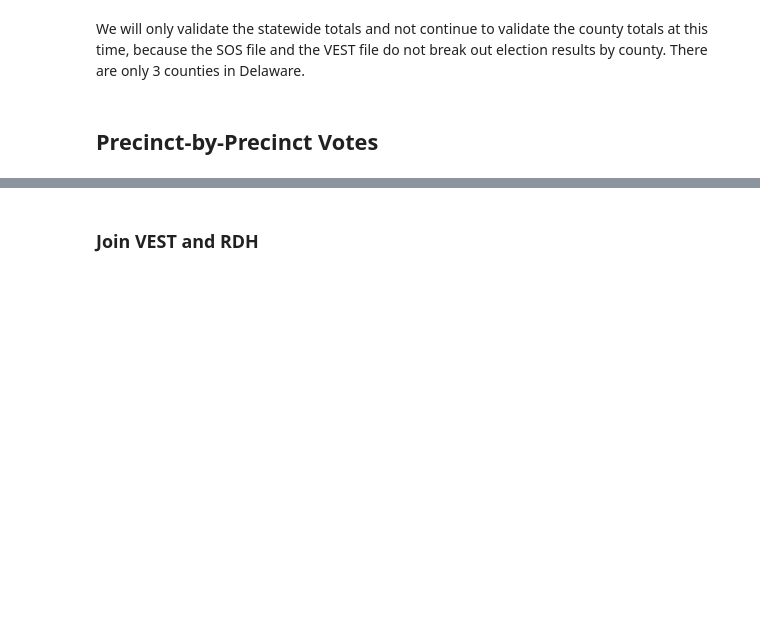
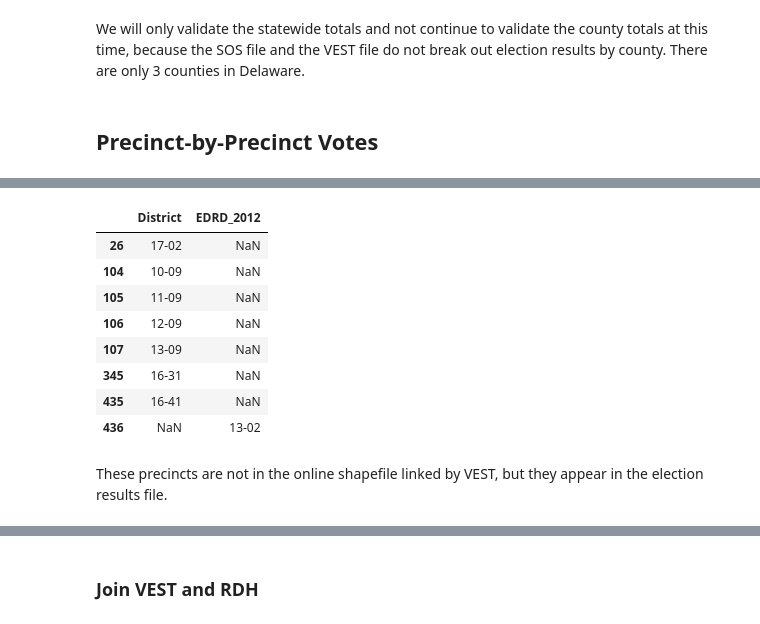
Before and after one commit to nonpartisan-redistricting-datahub/pdv-de, a Jupyter notebook: vest-de-2018/vest-de-2018-validation.ipynb, the cells around one changed output, grey strips where cells are left out. Saved outputs shown, nothing was run; the diff lists cells and outputs as text; code cells hidden in the pictures; blank space fills up the shorter version.

```diff
--- a/vest-de-2018/vest-de-2018-validation.ipynb
+++ b/vest-de-2018/vest-de-2018-validation.ipynb
@@ -227,0 +264,14 @@ We will only validate the statewide totals and not continue to validate the coun
+# %%
+election_results_county[election_results_county['_merge'] != 'both'][['District','EDRD_2012']]
+# %% [output]
+|  | District | EDRD_2012 |
+| 26 | 17-02 | NaN |
+| 104 | 10-09 | NaN |
+| 105 | 11-09 | NaN |
+| 106 | 12-09 | NaN |
+| 107 | 13-09 | NaN |
+| 345 | 16-31 | NaN |
+| 435 | 16-41 | NaN |
+| 436 | NaN | 13-02 |
+# %% [markdown]
+These precincts are not in the online shapefile linked by VEST, but they appear in the election results file.
```
Also changed, not shown: parts of 14 cells of this notebook.
